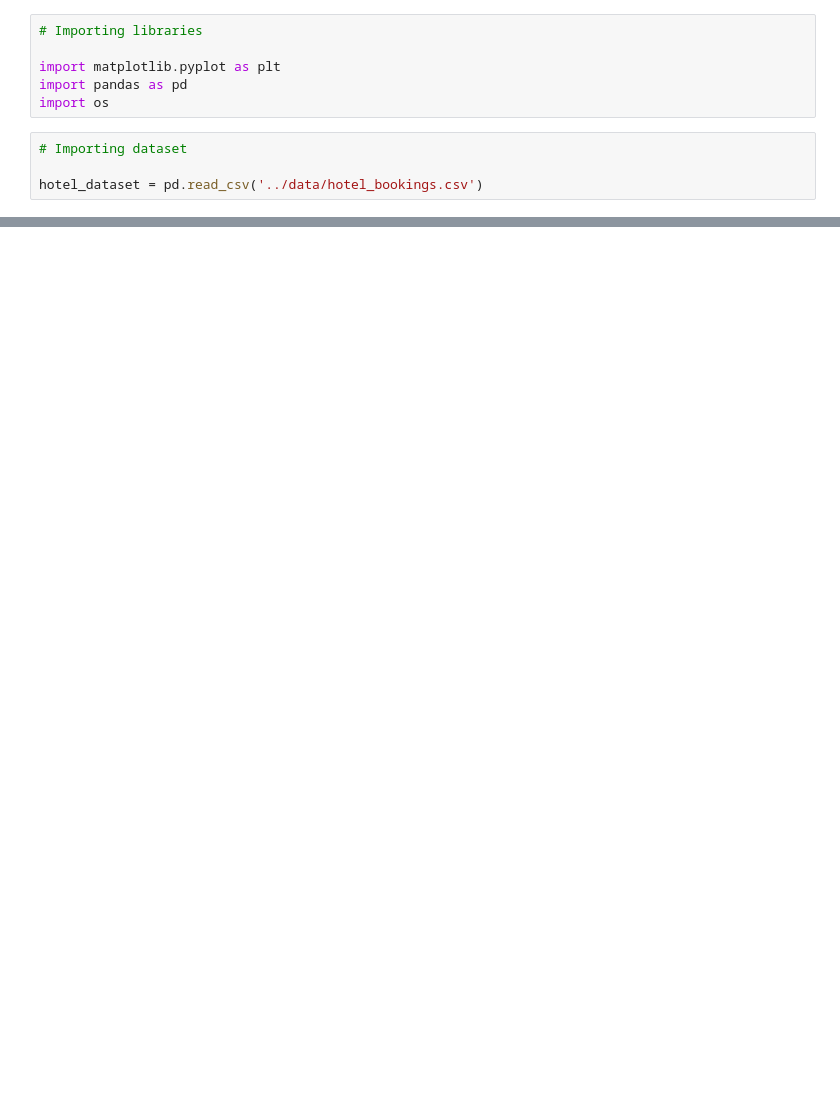
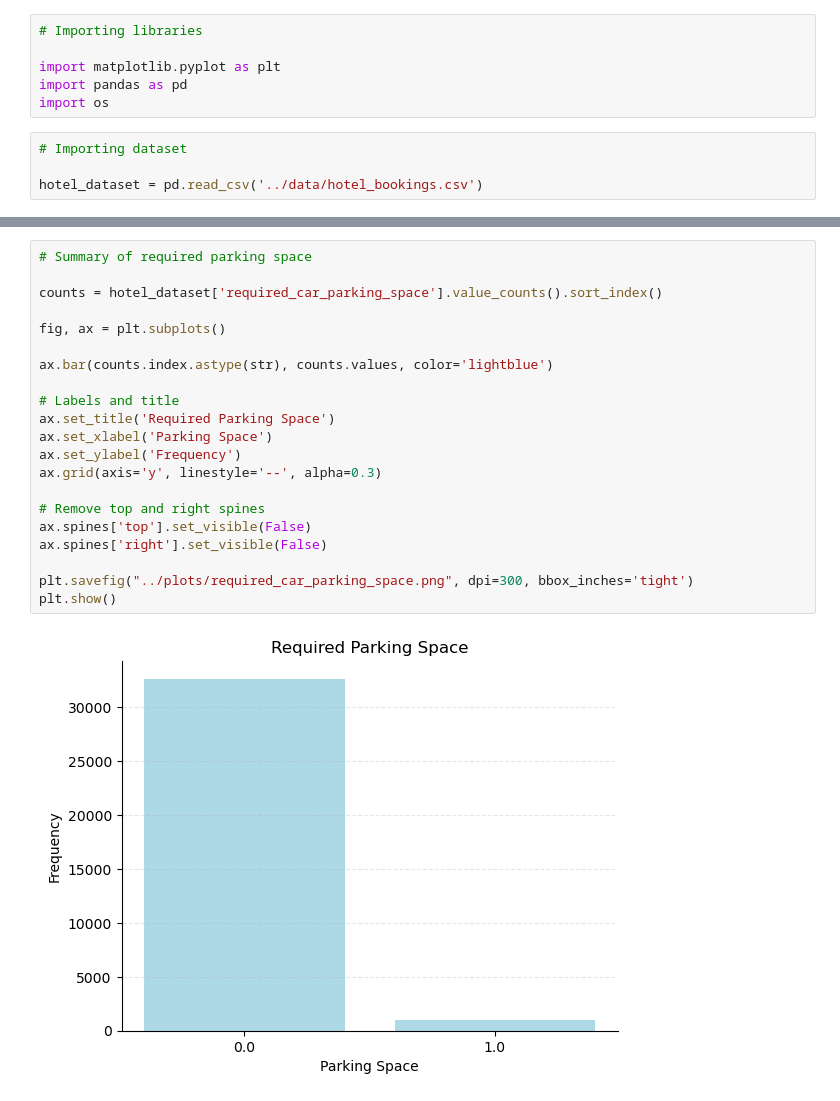
Before and after one commit to DmitriiZag/Hotel-Bookings, a Jupyter notebook: notebooks/data_visualization.ipynb, the cells around one changed output, grey strips where cells are left out. Saved outputs shown, nothing was run; the diff lists cells and outputs as text; blank space fills up the shorter version.

```diff
--- a/notebooks/data_visualization.ipynb
+++ b/notebooks/data_visualization.ipynb
@@ -72,0 +108,23 @@ plt.show()
+# %%
+# Summary of required parking space
+
+counts = hotel_dataset['required_car_parking_space'].value_counts().sort_index()
+
+fig, ax = plt.subplots()
+
+ax.bar(counts.index.astype(str), counts.values, color='lightblue')
+
+# Labels and title
+ax.set_title('Required Parking Space')
+ax.set_xlabel('Parking Space')
+ax.set_ylabel('Frequency')
+ax.grid(axis='y', linestyle='--', alpha=0.3)
+
+# Remove top and right spines
+ax.spines['top'].set_visible(False)
+ax.spines['right'].set_visible(False)
+
+plt.savefig("../plots/required_car_parking_space.png", dpi=300, bbox_inches='tight')
+plt.show()
+# %% [output]
+[figure, added]
```
Also changed, not shown: parts of 11 cells of this notebook, 9 other files.
